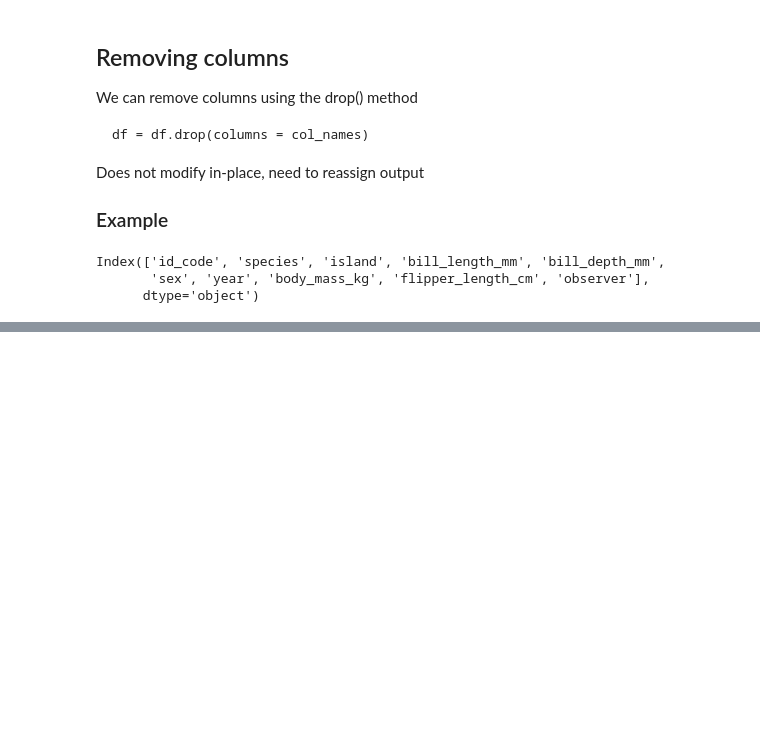
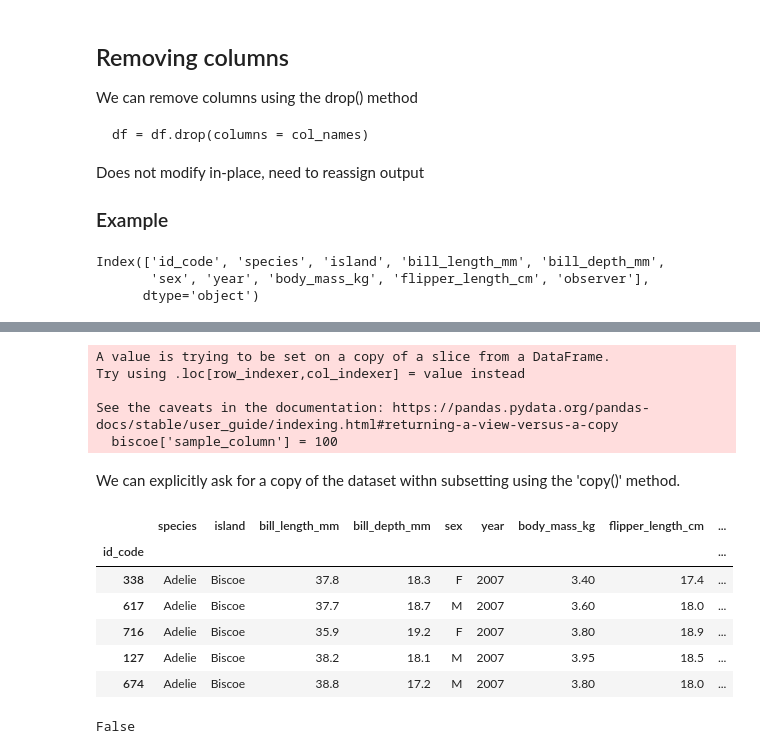
Before and after one commit to avarobillard/eds220-2025-in-class, a Jupyter notebook: week2-updating-dataframes.ipynb, the cells around one changed output, grey strips where cells are left out. Cells and saved outputs as stored; diff of their text form; code cells hidden in the pictures; blank space fills up the shorter version.

```diff
--- a/week2-updating-dataframes.ipynb
+++ b/week2-updating-dataframes.ipynb
@@ -147,0 +292,6 @@ Index(['id_code', 'species', 'island', 'bill_length_mm', 'bill_depth_mm',
+# %%
+# Select rows with sex=male and simplify values in 'sex' column
+penguins.loc[penguins.sex=='male', 'sex'] = 'M'
+
+# Check changes in 'sex' column specifically
+print(penguins['sex'].unique())
@@ -147,0 +304,3 @@ Index(['id_code', 'species', 'island', 'bill_length_mm', 'bill_depth_mm',
+# %%
+# Select rows where 'sex' is female and attempt to update values
+penguins[penguins.sex=='female']['sex'] = 'F'
@@ -147,0 +322,6 @@ Index(['id_code', 'species', 'island', 'bill_length_mm', 'bill_depth_mm',
+# %%
+# Select rows with sex=female and simplify values in 'sex' column
+penguins.loc[penguins.sex=='female', 'sex'] = 'F'
+
+# Check changes in 'sex' column specifically
+print(penguins['sex'].unique())
@@ -147,0 +339,38 @@ Index(['id_code', 'species', 'island', 'bill_length_mm', 'bill_depth_mm',
+# %%
+# Select penguins from Biscoe Island
+biscoe = penguins[penguins.island == 'Biscoe']
+
+# .... Other analyses...
+
+# Add a column
+biscoe['sample_column'] = 100
+# %% [output]
+A value is trying to be set on a copy of a slice from a DataFrame.
+Try using .loc[row_indexer,col_indexer] = value instead
+
+See the caveats in the documentation: https://pandas.pydata.org/pandas-docs/stable/user_guide/indexing.html#returning-a-view-versus-a-copy
+  biscoe['sample_column'] = 100
+# %% [markdown]
+We can explicitly ask for a copy of the dataset withn subsetting using the 'copy()' method.
+# %%
+# Select penguins from Biscoe Island- with copy expect original to not be modified
+biscoe = penguins[penguins.island == 'Biscoe'].copy()
+
+# .... Other analyses...
+
+# Add a column
+biscoe['sample_column'] = 100
+# %%
+biscoe.head()
+# %% [output]
+|  | species | island | bill_length_mm | bill_depth_mm | sex | year | body_mass_kg | flipper_length_cm | ... |
+| id_code |  |  |  |  |  |  |  |  | ... |
+| 338 | Adelie | Biscoe | 37.8 | 18.3 | F | 2007 | 3.40 | 17.4 | ... |
+| 617 | Adelie | Biscoe | 37.7 | 18.7 | M | 2007 | 3.60 | 18.0 | ... |
+| 716 | Adelie | Biscoe | 35.9 | 19.2 | F | 2007 | 3.80 | 18.9 | ... |
+| 127 | Adelie | Biscoe | 38.2 | 18.1 | M | 2007 | 3.95 | 18.5 | ... |
+| 674 | Adelie | Biscoe | 38.8 | 17.2 | M | 2007 | 3.80 | 18.0 | ... |
+# %%
+'sample_column' in penguins.columns
+# %% [output]
+False
```
Also changed, not shown: parts of 18 cells of this notebook, 1 other file.
